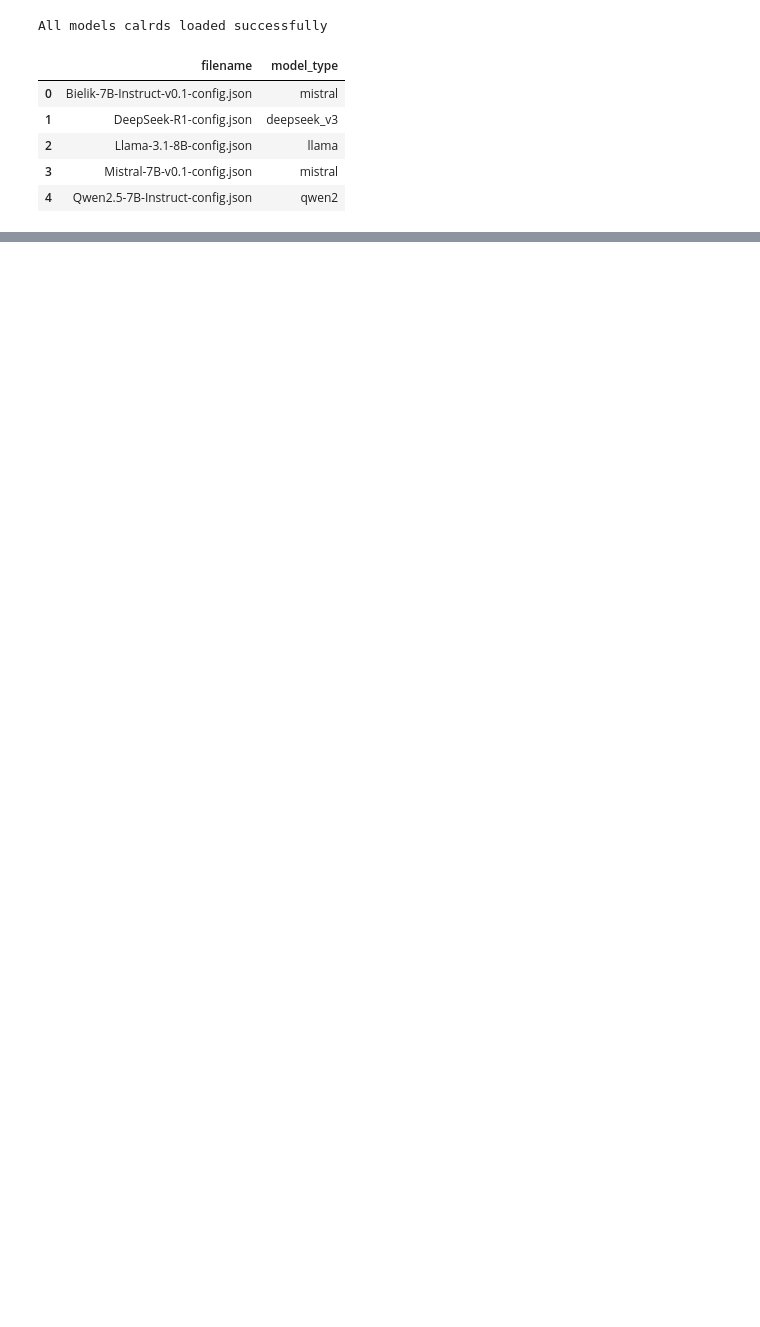
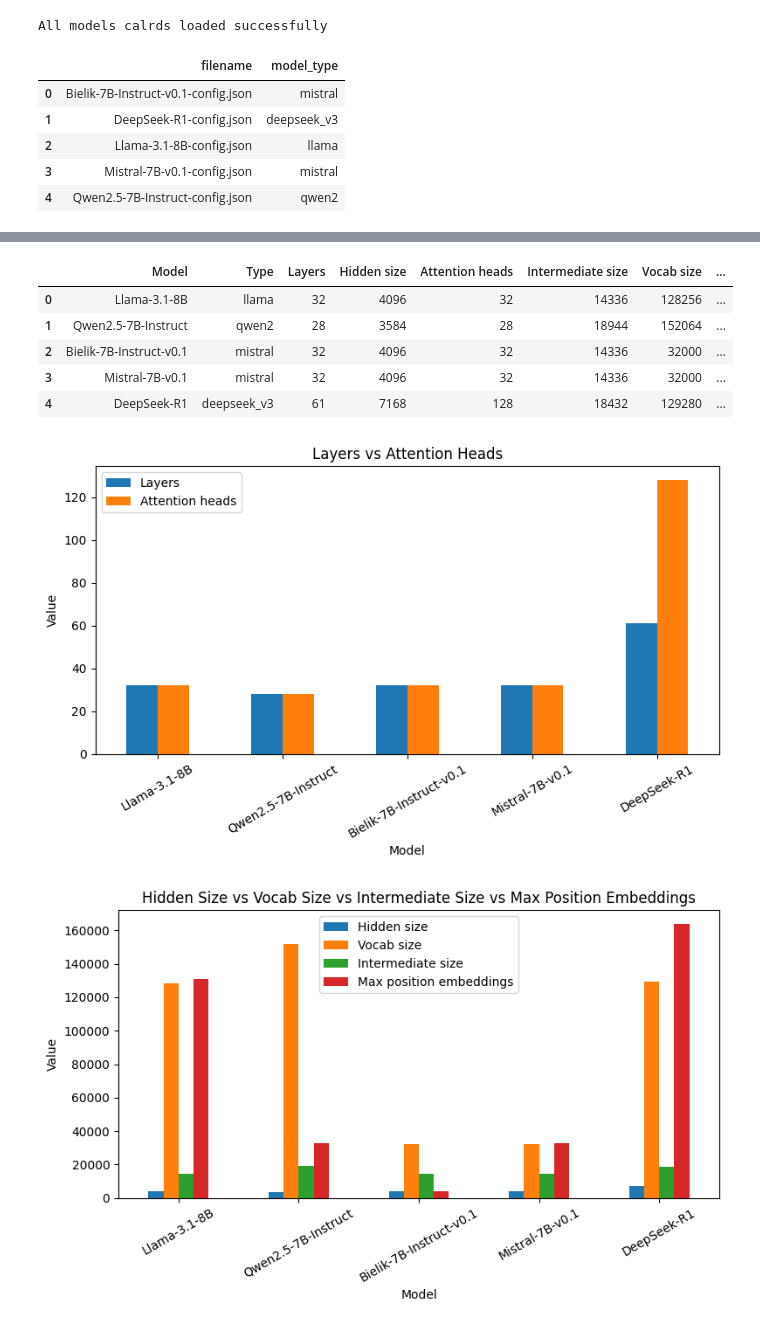
Before and after one commit to developer-jutra/dj-course, a Jupyter notebook: M1/jupyter/model-cards.ipynb, the cells around one changed output, grey strips where cells are left out. Saved outputs shown, nothing was run; the diff lists cells and outputs as text; code cells hidden in the pictures; blank space fills up the shorter version.

```diff
--- a/M1/jupyter/model-cards.ipynb
+++ b/M1/jupyter/model-cards.ipynb
@@ -117,0 +126,59 @@ display(df)
+# %%
+import os
+import json
+import pandas as pd
+from pathlib import Path
+import matplotlib.pyplot as plt
+
+# Wczytaj wszystkie pliki konfiguracyjne modeli
+config_dir = Path('hf-configs')
+configs = list(config_dir.glob('*-config.json'))
+
+models = []
+for cfg_path in configs:
+    with open(cfg_path, 'r', encoding='utf-8') as f:
+        data = json.load(f)
+    # Wyciągnij kluczowe parametry
+    models.append({
+        'Model': cfg_path.stem.replace('-config', ''),
+        'Type': data.get('model_type'),
+        'Layers': data.get('num_hidden_layers'),
+        'Hidden size': data.get('hidden_size'),
+        'Attention heads': data.get('num_attention_heads'),
+        'Intermediate size': data.get('intermediate_size'),
+        'Vocab size': data.get('vocab_size'),
+        'Max position embeddings': data.get('max_position_embeddings'),
+    })
+
+# Stwórz DataFrame
+models_df = pd.DataFrame(models)
+
+# Wyświetl tabelę
+display(models_df)
+
+# Wizualizacja: porównanie liczby warstw i rozmiaru ukrytego
+fig, ax = plt.subplots(figsize=(8, 5))
+models_df.plot(kind='bar', x='Model', y=['Layers', 'Attention heads'], ax=ax)
+plt.title('Layers vs Attention Heads')
+plt.ylabel('Value')
+plt.xticks(rotation=30)
+plt.tight_layout()
+plt.show()
+
+# Wizualizacja: rozmiar słownika i max długość sekwencji
+fig, ax = plt.subplots(figsize=(8, 5))
+models_df.plot(kind='bar', x='Model', y=['Hidden size', 'Vocab size', 'Intermediate size', 'Max position embeddings'], ax=ax)
+plt.title('Hidden Size vs Vocab Size vs Intermediate Size vs Max Position Embeddings')
+plt.ylabel('Value')
+plt.xticks(rotation=30)
+plt.tight_layout()
+plt.show()
+# %% [output]
+|  | Model | Type | Layers | Hidden size | Attention heads | Intermediate size | Vocab size | ... |
+| 0 | Llama-3.1-8B | llama | 32 | 4096 | 32 | 14336 | 128256 | ... |
+| 1 | Qwen2.5-7B-Instruct | qwen2 | 28 | 3584 | 28 | 18944 | 152064 | ... |
+| 2 | Bielik-7B-Instruct-v0.1 | mistral | 32 | 4096 | 32 | 14336 | 32000 | ... |
+| 3 | Mistral-7B-v0.1 | mistral | 32 | 4096 | 32 | 14336 | 32000 | ... |
+| 4 | DeepSeek-R1 | deepseek_v3 | 61 | 7168 | 128 | 18432 | 129280 | ... |
+[figure, added]
+[figure, added]
```
Also changed, not shown: parts of 2 cells of this notebook, 2 other files.
